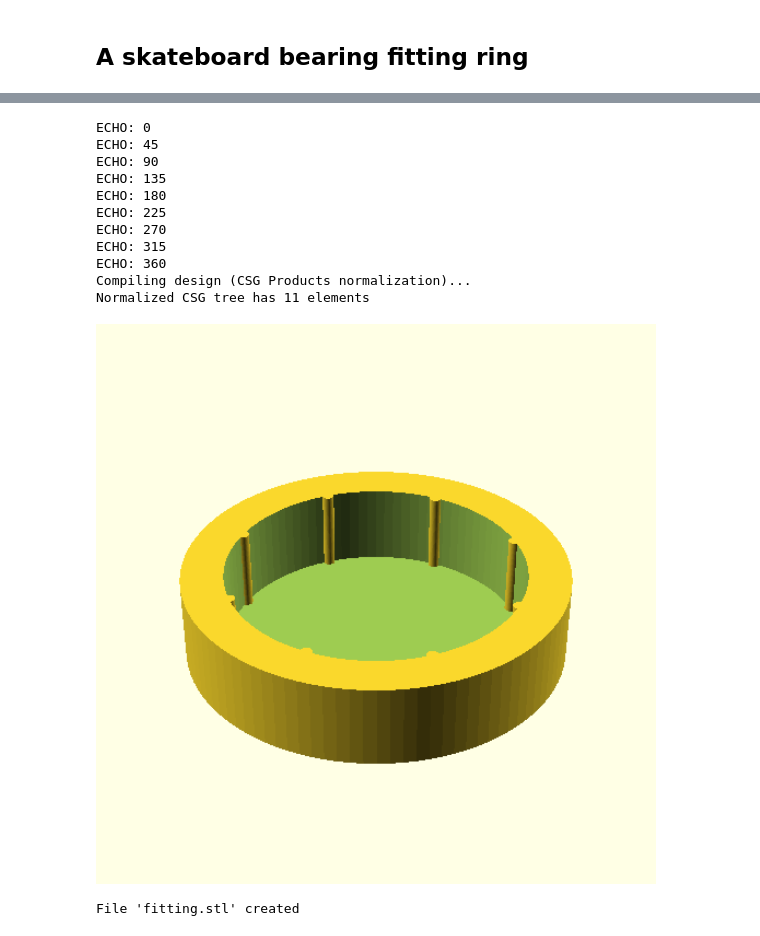
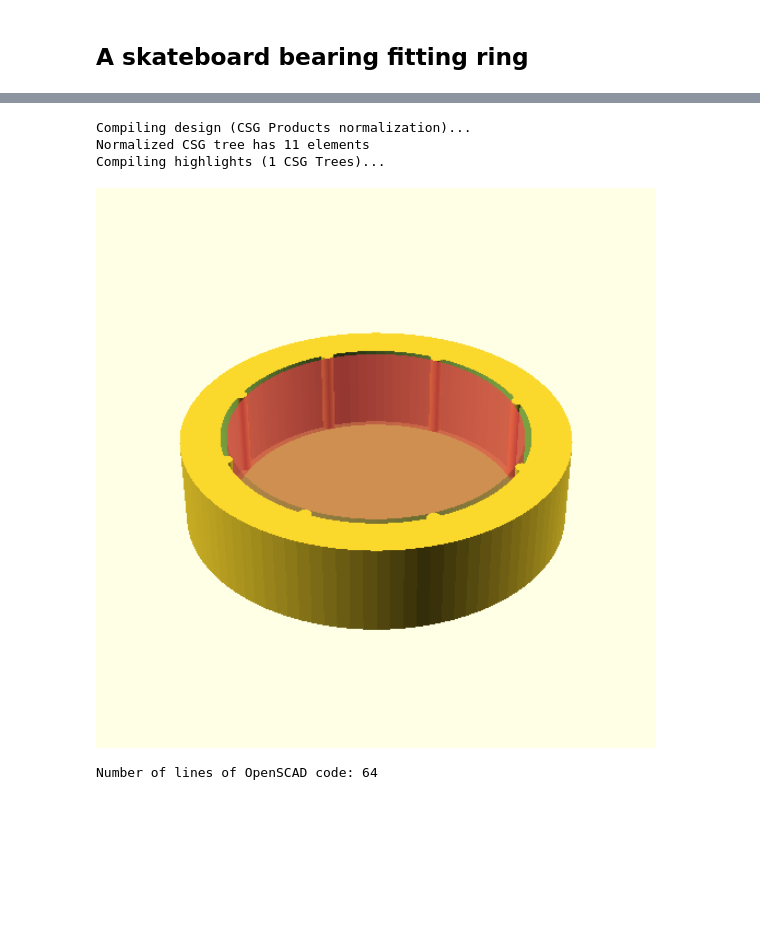
Before and after one commit to donnels/3d-objects, a Jupyter notebook: spoolholder.ipynb, the cells around one changed output, grey strips where cells are left out. Saved outputs shown, nothing was run; the diff lists cells and outputs as text; code cells hidden in the pictures; blank space fills up the shorter version.

```diff
--- a/spoolholder.ipynb
+++ b/spoolholder.ipynb
@@ -96,33 +112,29 @@ Normalized CSG tree has 2 elements
-# %%
-
-module fittingNubsCircle(nubRad,height,inRad,angle,tol) {
-    rad=inRad+nubRad+tol;
-    for (pos=[0:angle:360]) {
-        echo(pos);
-        rotate ([0,0,pos]) translate([rad,0,0]) cylinder(h=height,r=nubRad);
-    }
-}
-# %% [output]
-ECHO: 0
-ECHO: 45
-ECHO: 90
-ECHO: 135
-ECHO: 180
-ECHO: 225
-ECHO: 270
-ECHO: 315
-ECHO: 360
-Compiling design (CSG Products normalization)...
-Normalized CSG tree has 11 elements
-[figure, removed]
 # %%
 %%display
-fittingNubsCircle(nubRad,bearingH,bearingD/2,nubAngle,printerRadTol);
-ring(11+nubRad,15,7,printerRadTol);
+union() {
+    fittingNubsCircle(nubRad,bearingH,bearingD/2,nubAngle,printerRadTol);
+    ring((bearingD/2)+nubRad,fittingD/2,bearingH,printerRadTol);
+}
+#bearing(bearingH+.1,bearingD,printerRadTol);
+# %% [output]
+Compiling design (CSG Products normalization)...
+Normalized CSG tree has 11 elements
+Compiling highlights (1 CSG Trees)...
+[figure, added]
-# %%
-%saveAs fitting.stl
-fittingNubsCircle(nubRad,bearingH,bearingD/2,nubAngle,printerRadTol);
-ring(11+nubRad,15,7,printerRadTol);
-# %% [output]
-File 'fitting.stl' created
+# %%
+//
+difference(){
+    union(){
+        difference(){
+            cone(coneH,coneDin,coneDout);
+            translate([0,0,-.1]) bearing(bearingH+.1,bearingD+2,printerRadTol);
+            translate([0,0,-.1]) axle(coneH+.2,axleD,printerRadTol);
+        };
+        ring( (bearingD/2)+nubRad, (fittingD/2) , bearingH , printerRadTol );
+        fittingNubsCircle( nubRad , bearingH , bearingD/2 , nubAngle , printerRadTol );
+    };
+    removeCyls(bearingD,coneDout,coneH);
+);
+# %% [output]
+Number of lines of OpenSCAD code: 64
 # %%
```
Also changed, not shown: parts of 12 cells of this notebook, 2 other files.
